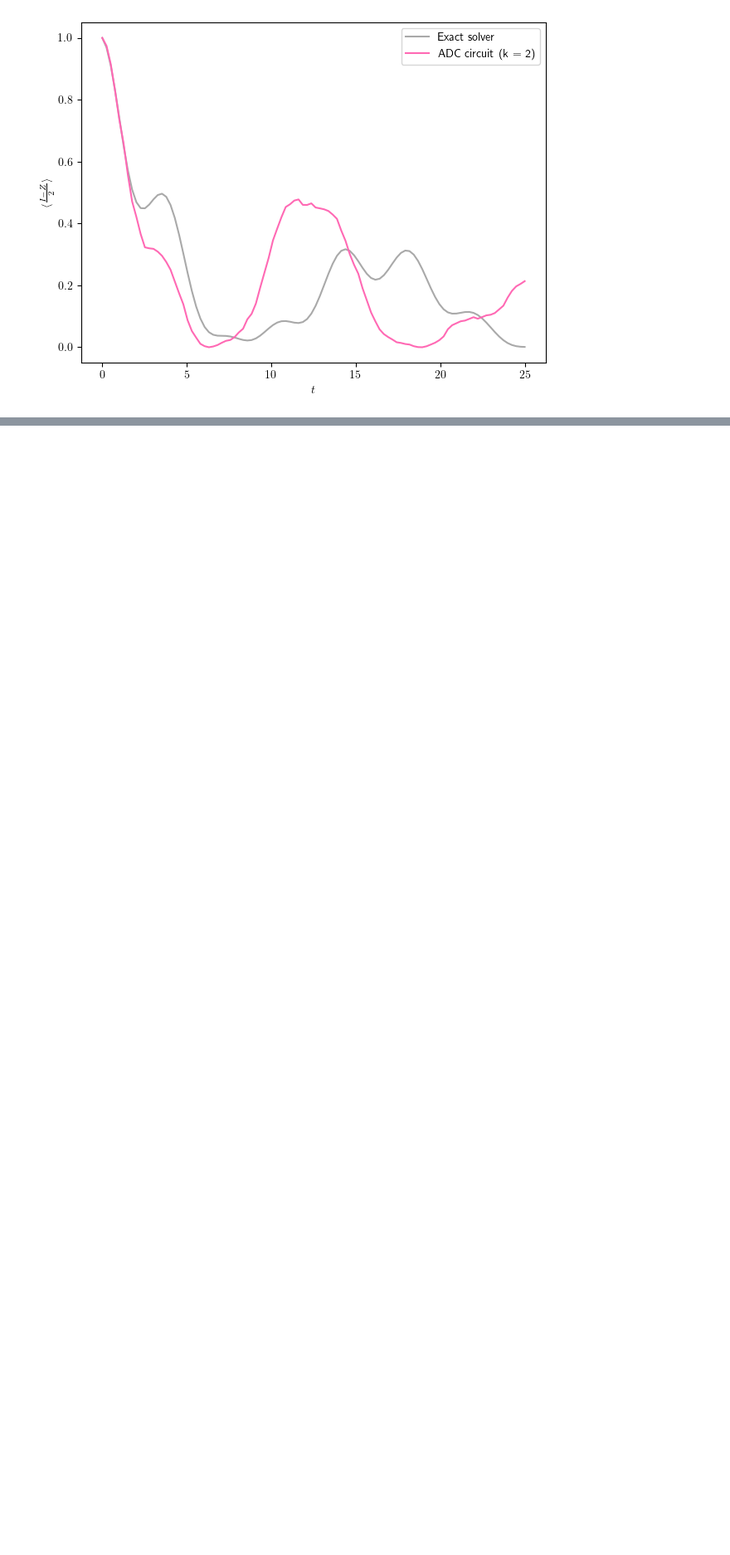
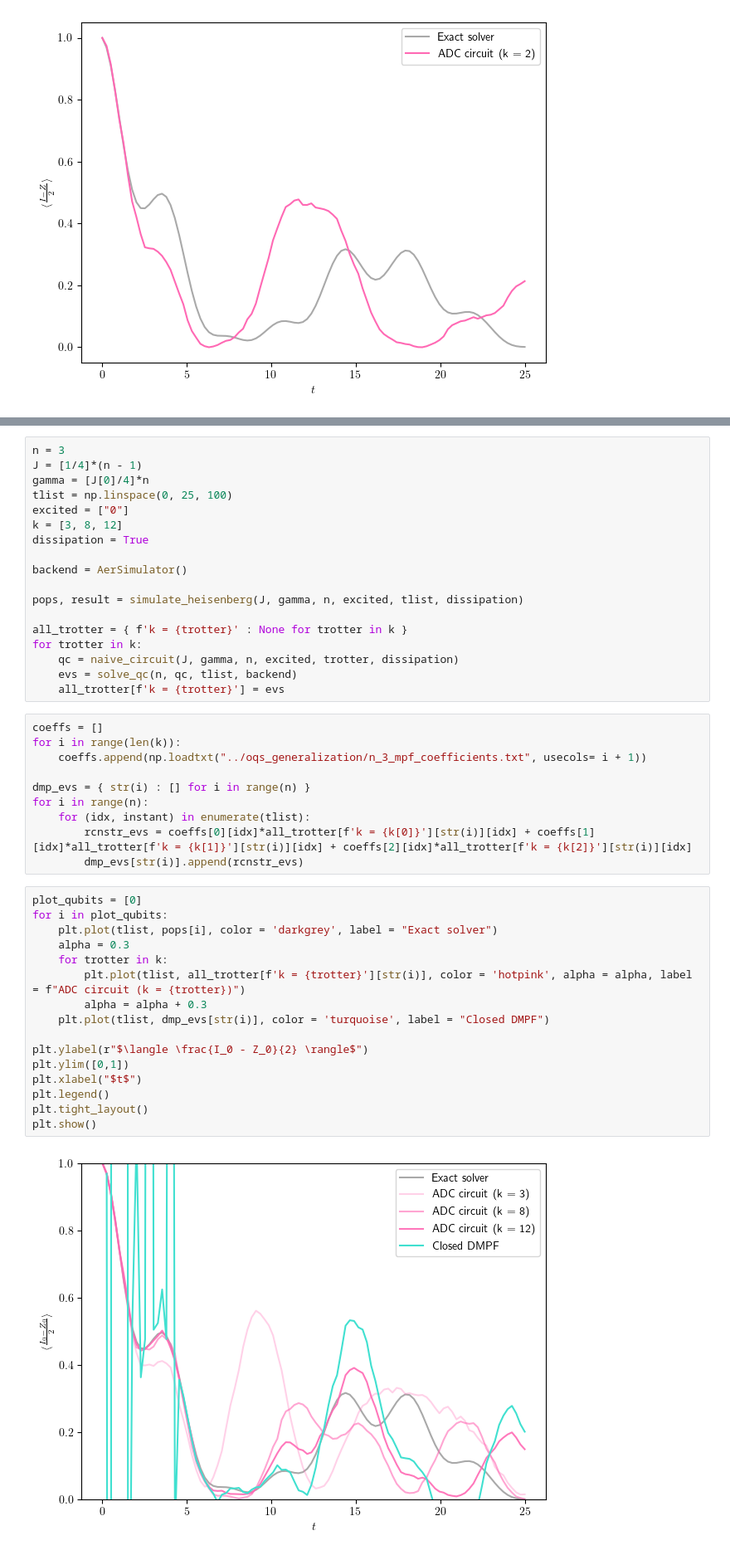
Before and after one commit to bentirher/dmpf_dissipation, a Jupyter notebook: standard_adc/example.ipynb, the cells around one changed output, grey strips where cells are left out. Shown at 83% size. Drawn from its saved outputs; the diff is of its cells as text; blank space fills up the shorter version.

Commit message:
recombination of the observables using closed-system coefficients

```diff
--- a/standard_adc/example.ipynb
+++ b/standard_adc/example.ipynb
@@ -43,0 +49,46 @@ plt.show()
+# %%
+n = 3
+J = [1/4]*(n - 1)
+gamma = [J[0]/4]*n
+tlist = np.linspace(0, 25, 100)
+excited = ["0"]
+k = [3, 8, 12]
+dissipation = True
+
+backend = AerSimulator()
+
+pops, result = simulate_heisenberg(J, gamma, n, excited, tlist, dissipation)
+
+all_trotter = { f'k = {trotter}' : None for trotter in k }
+for trotter in k:
+    qc = naive_circuit(J, gamma, n, excited, trotter, dissipation)
+    evs = solve_qc(n, qc, tlist, backend)
+    all_trotter[f'k = {trotter}'] = evs
+# %%
+coeffs = []
+for i in range(len(k)):
+    coeffs.append(np.loadtxt("../oqs_generalization/n_3_mpf_coefficients.txt", usecols= i + 1))
+
+dmp_evs = { str(i) : [] for i in range(n) }
+for i in range(n):
+    for (idx, instant) in enumerate(tlist):
+        rcnstr_evs = coeffs[0][idx]*all_trotter[f'k = {k[0]}'][str(i)][idx] + coeffs[1][idx]*all_trotter[f'k = {k[1]}'][str(i)][idx] + coeffs[2][idx]*all_trotter[f'k = {k[2]}'][str(i)][idx]
+        dmp_evs[str(i)].append(rcnstr_evs)
+# %%
+plot_qubits = [0]
+for i in plot_qubits:
+    plt.plot(tlist, pops[i], color = 'darkgrey', label = "Exact solver")
+    alpha = 0.3
+    for trotter in k:
+        plt.plot(tlist, all_trotter[f'k = {trotter}'][str(i)], color = 'hotpink', alpha = alpha, label = f"ADC circuit (k = {trotter})")
+        alpha = alpha + 0.3
+    plt.plot(tlist, dmp_evs[str(i)], color = 'turquoise', label = "Closed DMPF")
+
+plt.ylabel(r"$\langle \frac{I_0 - Z_0}{2} \rangle$")
+plt.ylim([0,1])
+plt.xlabel("$t$")
+plt.legend()
+plt.tight_layout()
+plt.show()
+# %% [output]
+[figure, added]
```
Also changed, not shown: parts of 2 cells of this notebook.
